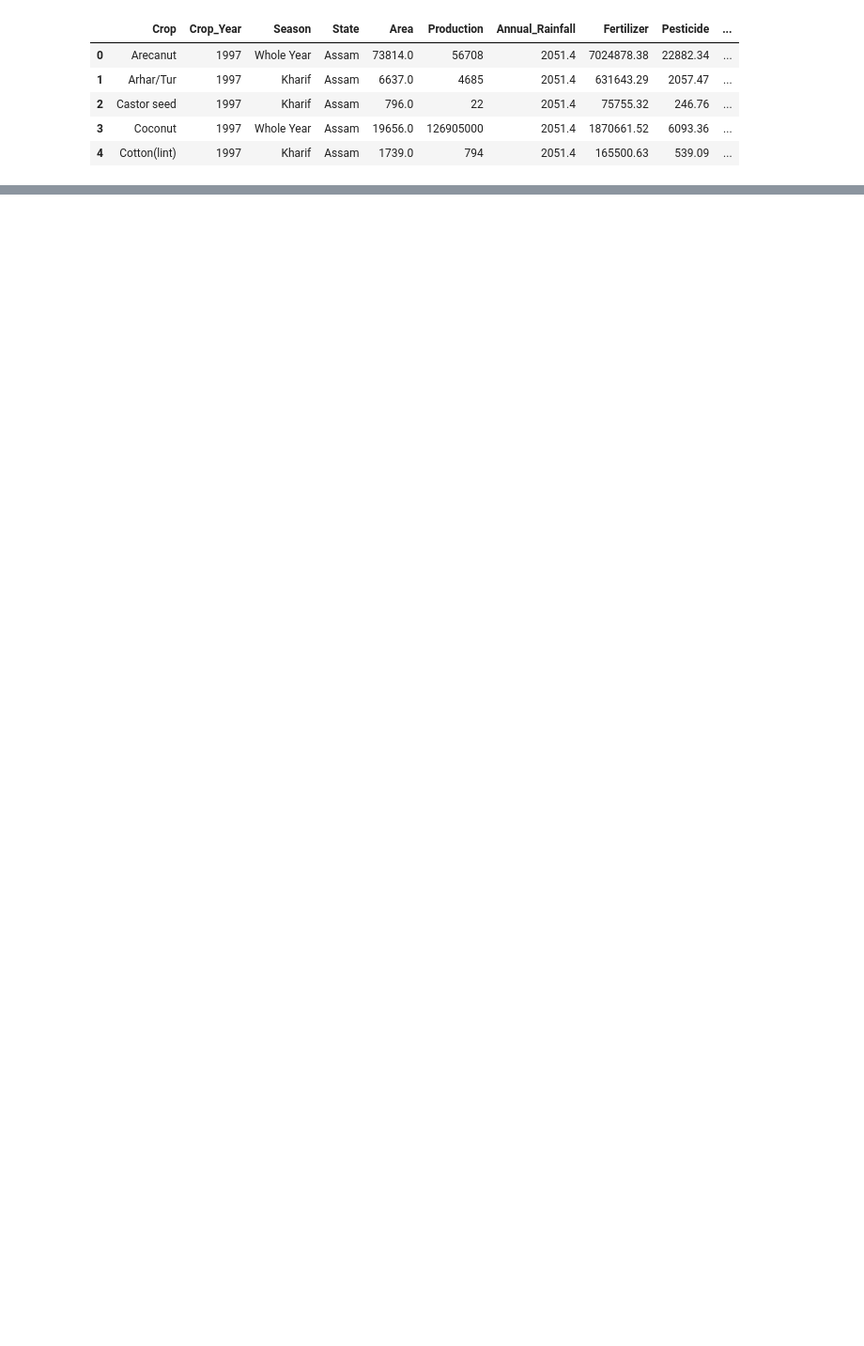
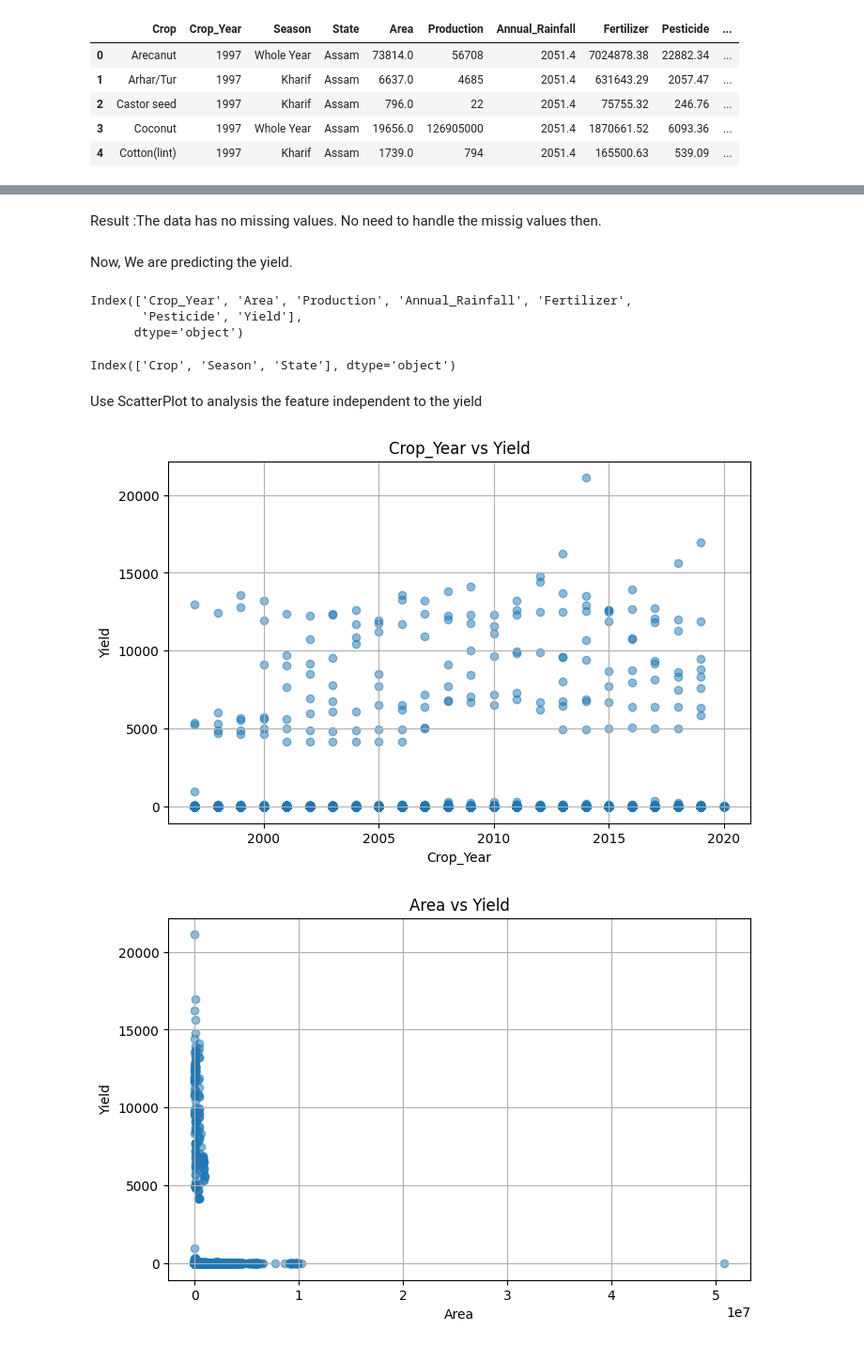
Before and after one commit to smritidoneria/crop_yield_analysis, a Jupyter notebook: crop_yield.ipynb, the cells around one changed output, grey strips where cells are left out. Shown at 94% size. Saved outputs shown, nothing was run; the diff lists cells and outputs as text; code cells hidden in the pictures; blank space fills up the shorter version.

```diff
--- a/crop_yield.ipynb
+++ b/crop_yield.ipynb
@@ -13,0 +37,31 @@ data.head
+# %% [markdown]
+Result :The data has no missing values. No need to handle the missig values then.
+# %% [markdown]
+Now, We are predicting the yield.
+# %%
+numerical_feature=data.select_dtypes(include=['int64','float']).columns
+print(numerical_feature)
+# %% [output]
+Index(['Crop_Year', 'Area', 'Production', 'Annual_Rainfall', 'Fertilizer',
+       'Pesticide', 'Yield'],
+      dtype='object')
+# %%
+categorical_feature=data.select_dtypes(include=['object','category']).columns
+print(categorical_feature)
+# %% [output]
+Index(['Crop', 'Season', 'State'], dtype='object')
+# %% [markdown]
+Use ScatterPlot to analysis the feature independent to the yield
+# %%
+import matplotlib.pyplot as plt
+for feature in numerical_feature:
+    plt.figure(figsize=(8, 5))
+    plt.scatter(data[feature], data['Yield'], alpha=0.5)
+    plt.title(f'{feature} vs Yield')
+    plt.xlabel(feature)
+    plt.ylabel('Yield')
+    plt.grid(True)
+    plt.show()
+# %% [output]
+[figure, added]
+[figure, added]
```
Also changed, not shown: parts of 10 cells of this notebook.
